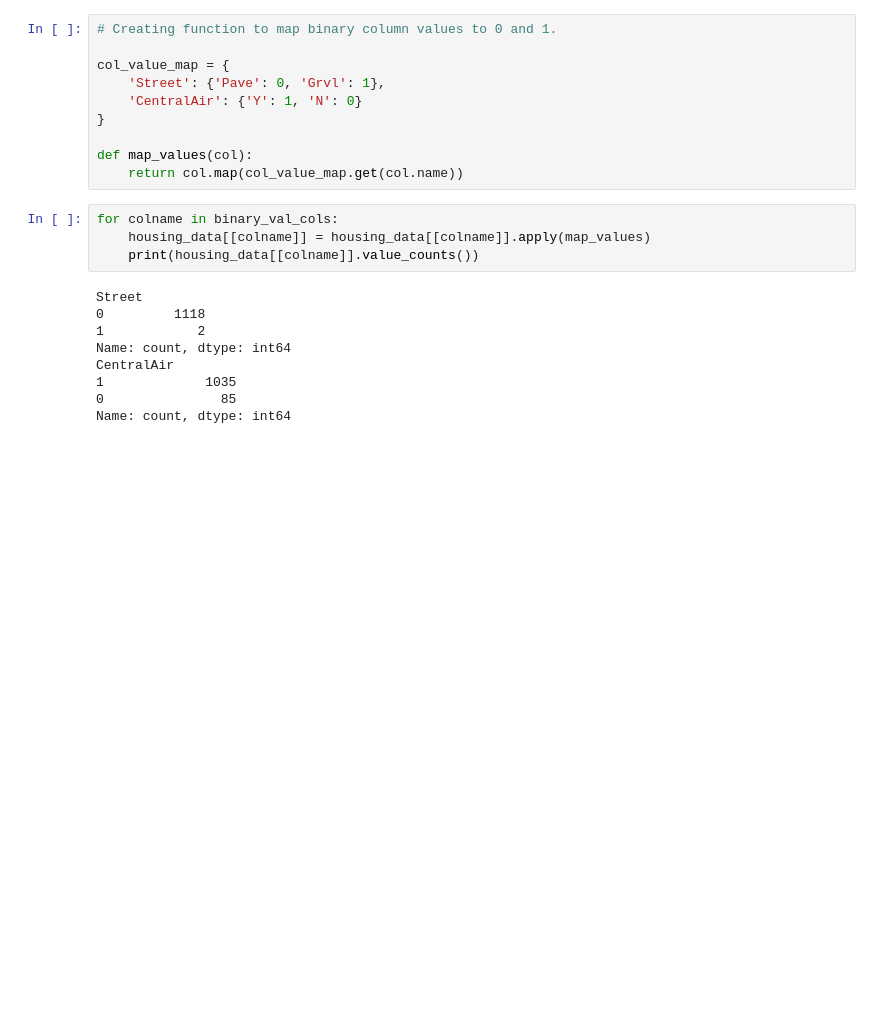
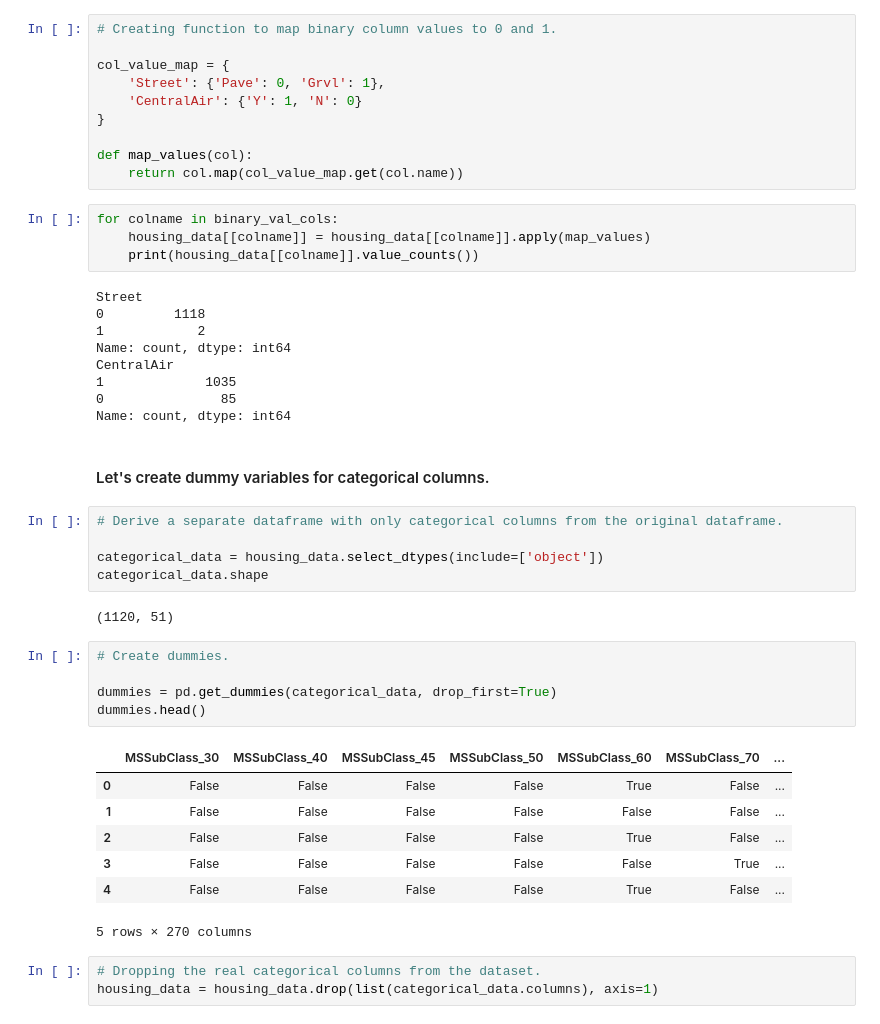
Before and after one commit to ranpariyachetan/advancedregression-assignment, a Jupyter notebook: House_Price_Assignment.ipynb, the cells around one changed output. Drawn from its saved outputs; the diff is of its cells as text; blank space fills up the shorter version.

Commit message:
Created dummies for categorical features.

```diff
--- a/House_Price_Assignment.ipynb
+++ b/House_Price_Assignment.ipynb
@@ -493,3 +493,28 @@ CentralAir
 1             1035
 0               85
 Name: count, dtype: int64
+# %% [markdown]
+#### Let's create dummy variables for categorical columns.
+# %%
+# Derive a separate dataframe with only categorical columns from the original dataframe.
+
+categorical_data = housing_data.select_dtypes(include=['object'])
+categorical_data.shape
+# %% [output]
+(1120, 51)
+# %%
+# Create dummies.
+
+dummies = pd.get_dummies(categorical_data, drop_first=True)
+dummies.head()
+# %% [output]
+|  | MSSubClass_30 | MSSubClass_40 | MSSubClass_45 | MSSubClass_50 | MSSubClass_60 | MSSubClass_70 | ... |
+| 0 | False | False | False | False | True | False | ... |
+| 1 | False | False | False | False | False | False | ... |
+| 2 | False | False | False | False | True | False | ... |
+| 3 | False | False | False | False | False | True | ... |
+| 4 | False | False | False | False | True | False | ... |
+5 rows × 270 columns
+# %%
+# Dropping the real categorical columns from the dataset.
+housing_data = housing_data.drop(list(categorical_data.columns), axis=1)
```
Also changed, not shown: parts of 2 cells of this notebook.
